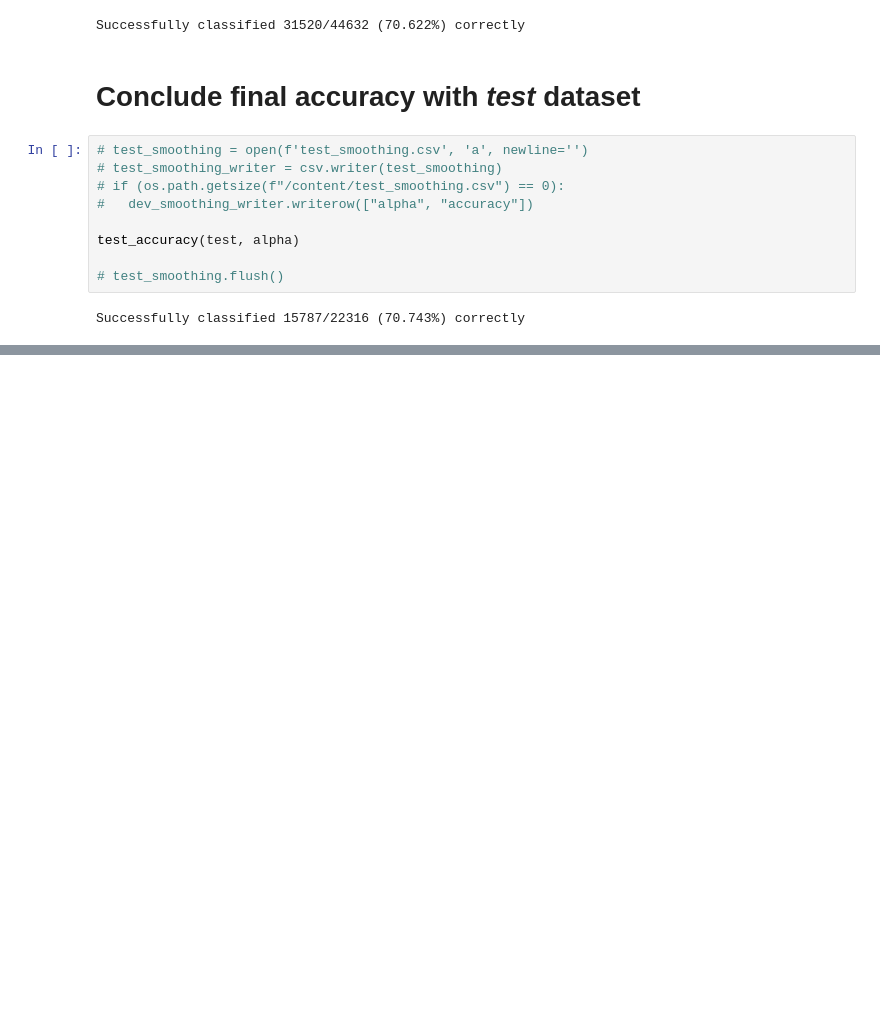
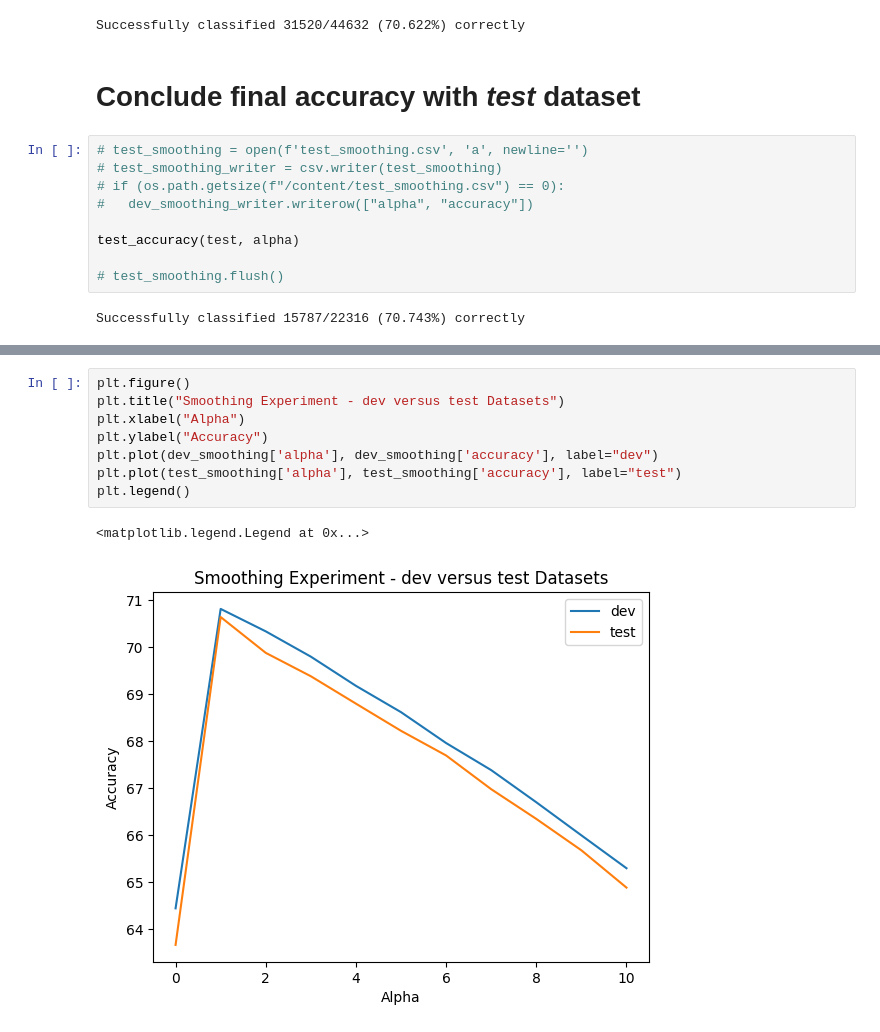
Before and after one commit to hayden-huynh/CSE-5334-TermProject, a Jupyter notebook: CSE_5334_TermProject.ipynb, the cells around one changed output, grey strips where cells are left out. Saved outputs shown, nothing was run; the diff lists cells and outputs as text; blank space fills up the shorter version.

```diff
--- a/CSE_5334_TermProject.ipynb
+++ b/CSE_5334_TermProject.ipynb
@@ -355,0 +381,11 @@ Successfully classified 15787/22316 (70.743%) correctly
+# %%
+plt.figure()
+plt.title("Smoothing Experiment - dev versus test Datasets")
+plt.xlabel("Alpha")
+plt.ylabel("Accuracy")
+plt.plot(dev_smoothing['alpha'], dev_smoothing['accuracy'], label="dev")
+plt.plot(test_smoothing['alpha'], test_smoothing['accuracy'], label="test")
+plt.legend()
+# %% [output]
+<matplotlib.legend.Legend at 0x...>
+[figure, added]
```
Also changed, not shown: parts of 7 cells of this notebook.
